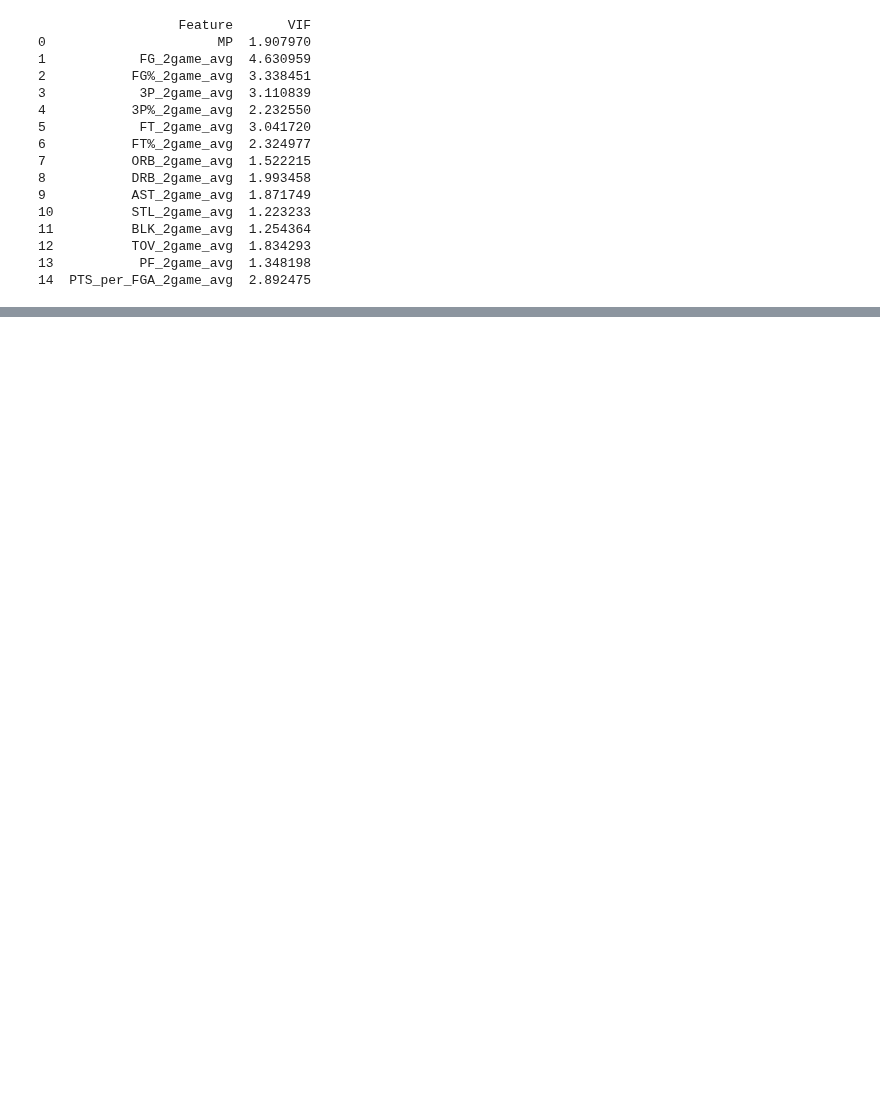
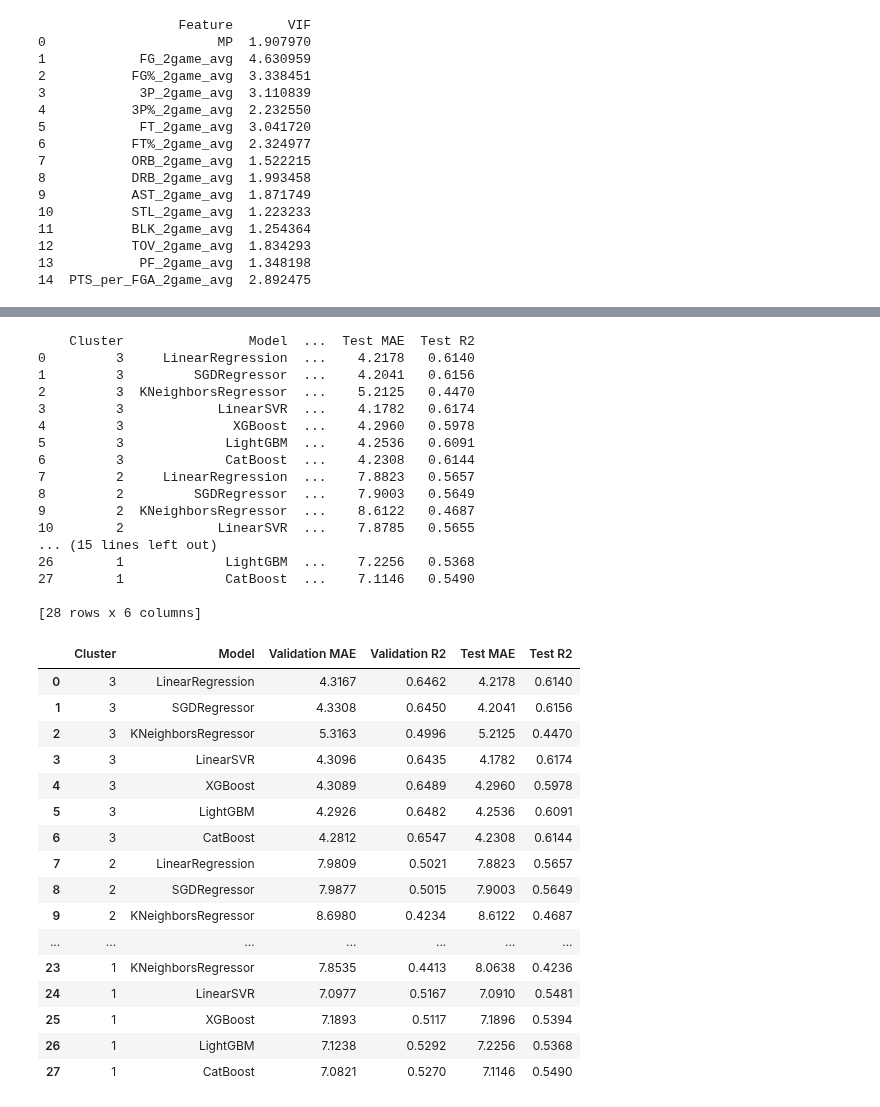
Before and after one commit to sammig6i/NBA-Fantasy-Points-Prediction, a Jupyter notebook: notebooks/predictive_models.ipynb, the cells around one changed output, grey strips where cells are left out. Drawn from its saved outputs; the diff is of its cells as text; code cells hidden in the pictures; blank space fills up the shorter version.

```diff
--- a/notebooks/predictive_models.ipynb
+++ b/notebooks/predictive_models.ipynb
@@ -147,0 +393,60 @@ Models to try:
+# %%
+data = []
+
+# Iterate through the metrics dictionary and collect the data
+for cluster_label, models_metrics in metrics.items():
+    for model_name, scores in models_metrics.items():
+        data.append({
+            'Cluster': cluster_label,
+            'Model': model_name,
+            'Validation MAE': scores['val_mae'],
+            'Validation R2': scores['val_r2'],
+            'Test MAE': scores['test_mae'],
+            'Test R2': scores['test_r2']
+        })
+
+# Create a DataFrame from the data
+df_metrics = pd.DataFrame(data)
+
+# Display the DataFrame in a table format
+pd.set_option('display.float_format', lambda x: '%.4f' % x)
+print(df_metrics)
+
+# Optionally, display the DataFrame in a Jupyter notebook with a pretty table
+import IPython.display as display
+display.display(df_metrics)
+# %% [output]
+    Cluster                Model  ...  Test MAE  Test R2
+0         3     LinearRegression  ...    4.2178   0.6140
+1         3         SGDRegressor  ...    4.2041   0.6156
+2         3  KNeighborsRegressor  ...    5.2125   0.4470
+3         3            LinearSVR  ...    4.1782   0.6174
+4         3              XGBoost  ...    4.2960   0.5978
+5         3             LightGBM  ...    4.2536   0.6091
+6         3             CatBoost  ...    4.2308   0.6144
+7         2     LinearRegression  ...    7.8823   0.5657
+8         2         SGDRegressor  ...    7.9003   0.5649
+9         2  KNeighborsRegressor  ...    8.6122   0.4687
+10        2            LinearSVR  ...    7.8785   0.5655
+... (15 lines left out)
+26        1             LightGBM  ...    7.2256   0.5368
+27        1             CatBoost  ...    7.1146   0.5490
+
+[28 rows x 6 columns]
+|  | Cluster | Model | Validation MAE | Validation R2 | Test MAE | Test R2 |
+| 0 | 3 | LinearRegression | 4.3167 | 0.6462 | 4.2178 | 0.6140 |
+| 1 | 3 | SGDRegressor | 4.3308 | 0.6450 | 4.2041 | 0.6156 |
+| 2 | 3 | KNeighborsRegressor | 5.3163 | 0.4996 | 5.2125 | 0.4470 |
+| 3 | 3 | LinearSVR | 4.3096 | 0.6435 | 4.1782 | 0.6174 |
+| 4 | 3 | XGBoost | 4.3089 | 0.6489 | 4.2960 | 0.5978 |
+| 5 | 3 | LightGBM | 4.2926 | 0.6482 | 4.2536 | 0.6091 |
+| 6 | 3 | CatBoost | 4.2812 | 0.6547 | 4.2308 | 0.6144 |
+| 7 | 2 | LinearRegression | 7.9809 | 0.5021 | 7.8823 | 0.5657 |
+| 8 | 2 | SGDRegressor | 7.9877 | 0.5015 | 7.9003 | 0.5649 |
+| 9 | 2 | KNeighborsRegressor | 8.6980 | 0.4234 | 8.6122 | 0.4687 |
+| ... | ... | ... | ... | ... | ... | ... |
+| 23 | 1 | KNeighborsRegressor | 7.8535 | 0.4413 | 8.0638 | 0.4236 |
+| 24 | 1 | LinearSVR | 7.0977 | 0.5167 | 7.0910 | 0.5481 |
+| 25 | 1 | XGBoost | 7.1893 | 0.5117 | 7.1896 | 0.5394 |
+| 26 | 1 | LightGBM | 7.1238 | 0.5292 | 7.2256 | 0.5368 |
+| 27 | 1 | CatBoost | 7.0821 | 0.5270 | 7.1146 | 0.5490 |
```
Also changed, not shown: parts of 17 cells of this notebook.
